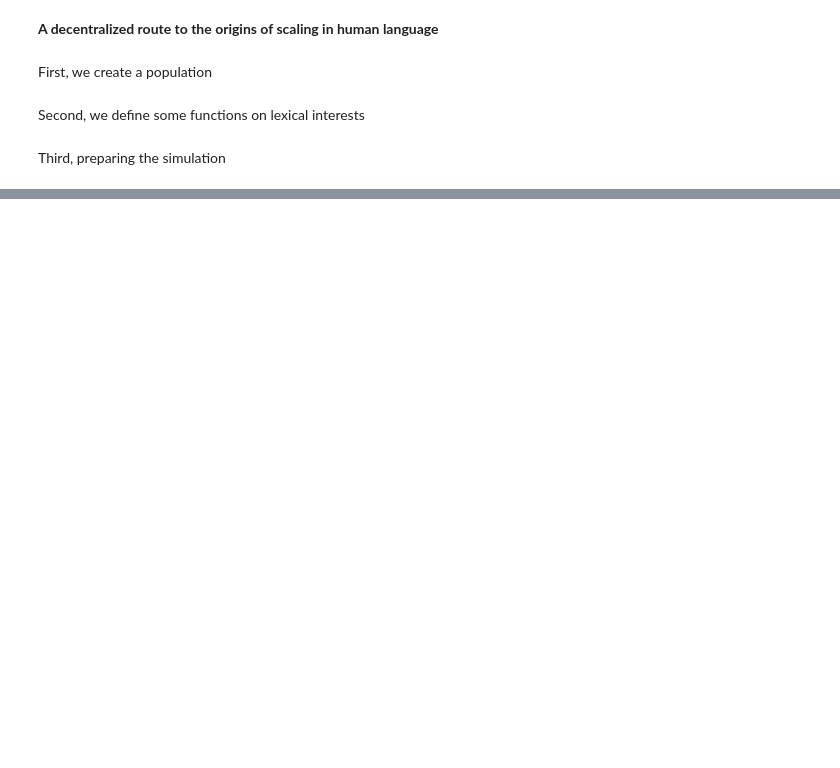
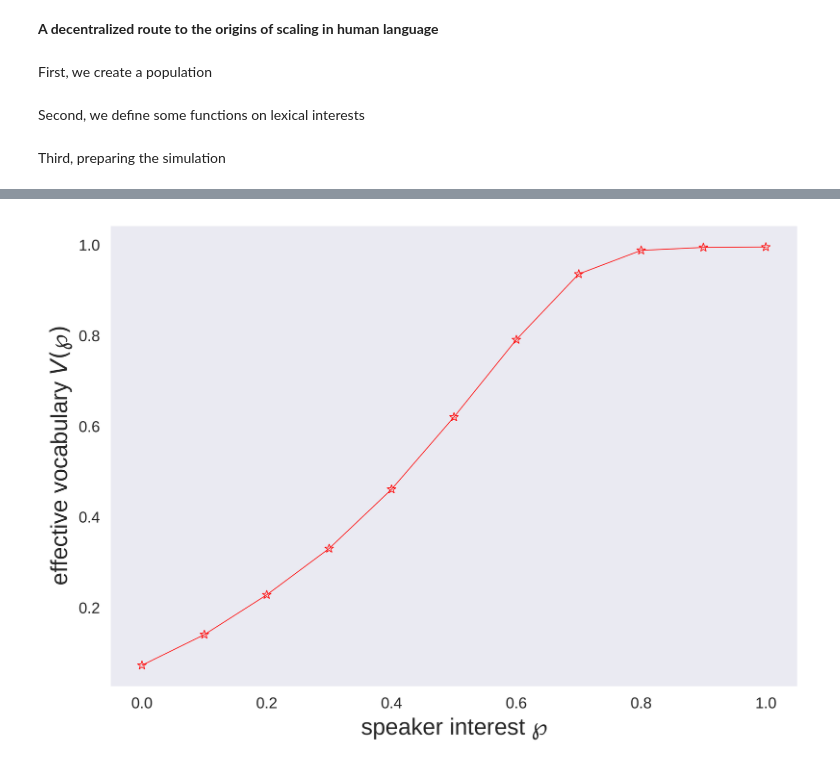
Before and after one commit to javiervz/zipf, a Jupyter notebook: zipf.ipynb, the cells around one changed output, grey strips where cells are left out. Cells and saved outputs as stored; diff of their text form; code cells hidden in the pictures; blank space fills up the shorter version.

Commit message:
plot!

```diff
--- a/zipf.ipynb
+++ b/zipf.ipynb
@@ -129,9 +129,9 @@ def effective_vocabulary(lexical_matrices,n):
 # %%
 n=64
 agents=64
-time=5000000
+time=10000000
 # %%
-speaker_interest=[k/float(20) for k in range(21)]
+speaker_interest=[k/float(10) for k in range(11)]
 effective_vocabulary_dict={}
 for interest in speaker_interest:
   P=population(agents,n)
@@ -159,3 +164,20 @@ effective_vocabulary_dict
+# %%
+import matplotlib.pyplot as plt
+fig, ax = plt.subplots(dpi=800)
+X=list(effective_vocabulary_dict.keys())
+Y=list(effective_vocabulary_dict.values())
+
+ax.plot(X,Y, color='r',marker='*',markersize=6,fillstyle='none',markeredgewidth=0.5,clip_on=True,linewidth=0.5)
+
+plt.grid(False)
+#plt.legend(loc='best')
+plt.ylabel(r'effective vocabulary $V(\wp)$',fontsize=15)
+plt.xlabel(r'speaker interest $\wp$',fontsize=15)
+plt.rcParams.update({'font.size': 10})
+plt.savefig('/content/drive/My Drive/zipf/effective_vocabulary.pdf', format='pdf', transparent=True, bbox_inches='tight',dpi=800)
+plt.show()
+# %% [output]
+[figure, added]
 # %%
 #initial_conditions=[(time,population(agents,64),k/float(4),64) for k in range(5)]
 # %%
```
Also changed, not shown: parts of 2 cells of this notebook.
